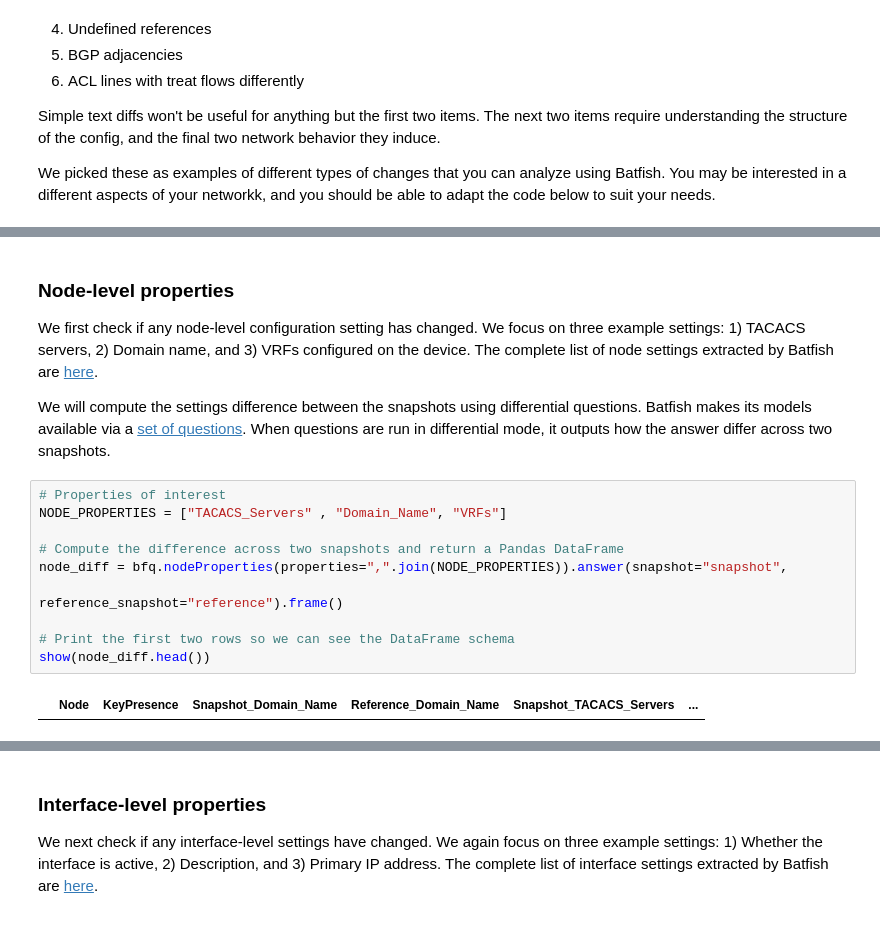
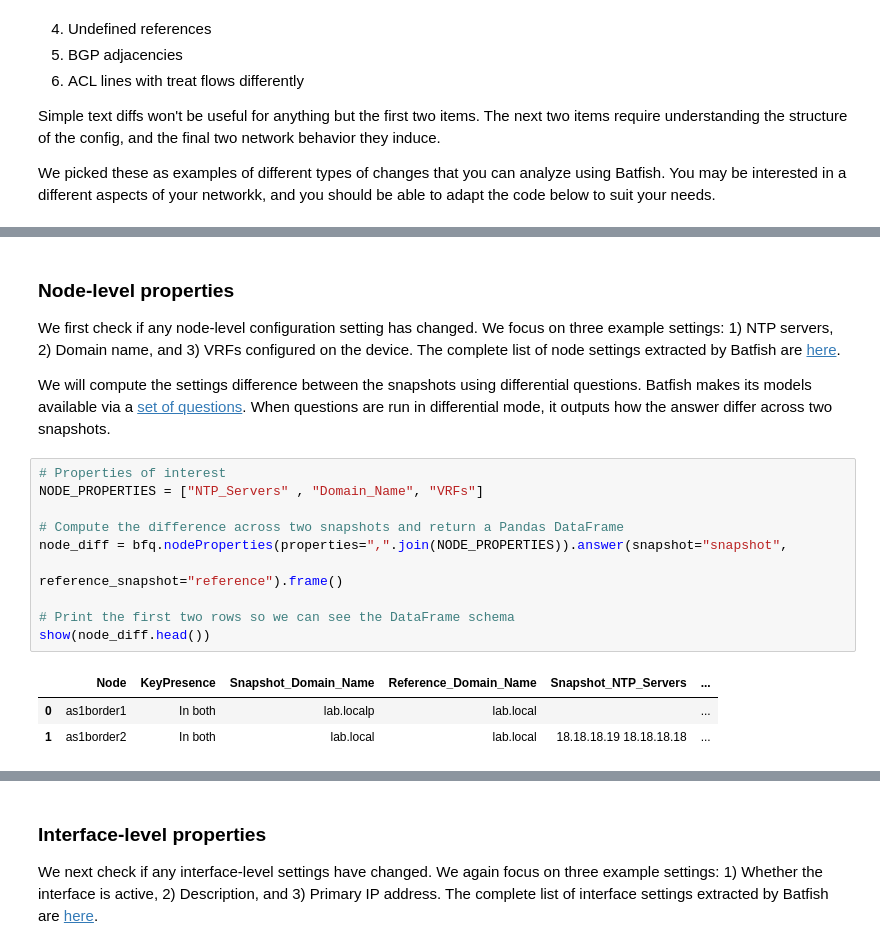
Before and after one commit to batfish/pybatfish, a Jupyter notebook: jupyter_notebooks/Analyzing Configuration Drift.ipynb, the cells around one changed output, grey strips where cells are left out. Drawn from its saved outputs; the diff is of its cells as text.

Commit message:
Introduce some drift in configs

```diff
--- a/jupyter_notebooks/Analyzing Configuration Drift.ipynb
+++ b/jupyter_notebooks/Analyzing Configuration Drift.ipynb
@@ -82,21 +103,23 @@ def diff_frames(snapshot_frame, reference_frame, entity_type):
 # %% [markdown]
 ### Node-level properties
 
-We first check if any node-level configuration setting has changed. We focus on three example settings: 1) TACACS servers, 2) Domain name, and 3) VRFs configured on the device. The complete list of node settings extracted by Batfish are [here](https://batfish.readthedocs.io/en/latest/notebooks/configProperties.html#Node-Properties).
+We first check if any node-level configuration setting has changed. We focus on three example settings: 1) NTP servers, 2) Domain name, and 3) VRFs configured on the device. The complete list of node settings extracted by Batfish are [here](https://batfish.readthedocs.io/en/latest/notebooks/configProperties.html#Node-Properties).
 
 We will compute the settings difference between the snapshots using differential questions. Batfish makes its models available via a [set of questions](https://batfish.readthedocs.io/en/latest/questions.html). When questions are run in differential mode, it outputs how the answer differ across two snapshots.
 # %%
 # Properties of interest
-NODE_PROPERTIES = ["TACACS_Servers" , "Domain_Name", "VRFs"]
+NODE_PROPERTIES = ["NTP_Servers" , "Domain_Name", "VRFs"]
 
 # Compute the difference across two snapshots and return a Pandas DataFrame
 node_diff = bfq.nodeProperties(properties=",".join(NODE_PROPERTIES)).answer(snapshot="snapshot",
                                                                             reference_snapshot="reference").frame()
 
 # Print the first two rows so we can see the DataFrame schema
 show(node_diff.head())
 # %% [output]
-|  | Node | KeyPresence | Snapshot_Domain_Name | Reference_Domain_Name | Snapshot_TACACS_Servers | ... |
+|  | Node | KeyPresence | Snapshot_Domain_Name | Reference_Domain_Name | Snapshot_NTP_Servers | ... |
+| 0 | as1border1 | In both | lab.localp | lab.local |  | ... |
+| 1 | as1border2 | In both | lab.local | lab.local | 18.18.18.19 18.18.18.18 | ... |
 # %%
 # Print readable messages on the differences
 diff_properties(node_diff, "Node", ["Node"], NODE_PROPERTIES)
```
Also changed, not shown: parts of 14 cells of this notebook, 8 other files.
